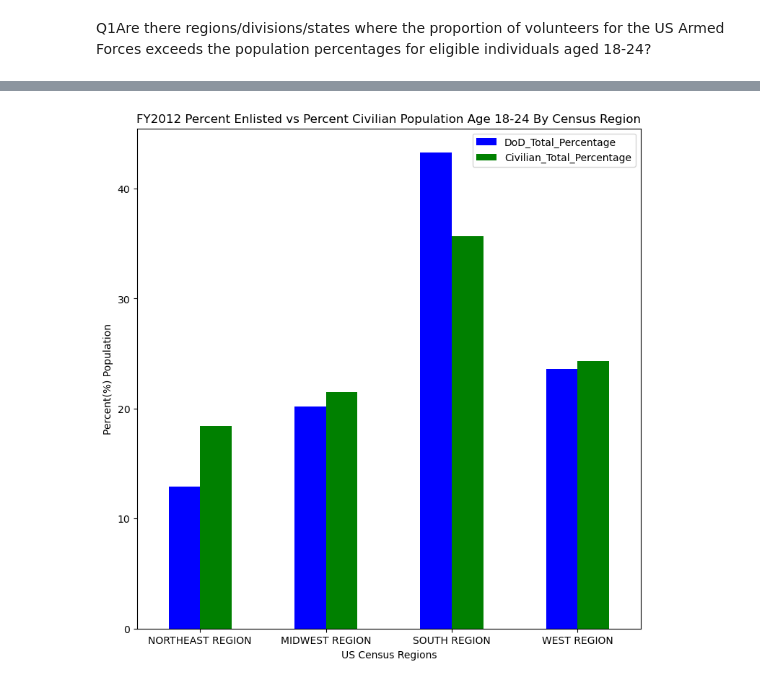
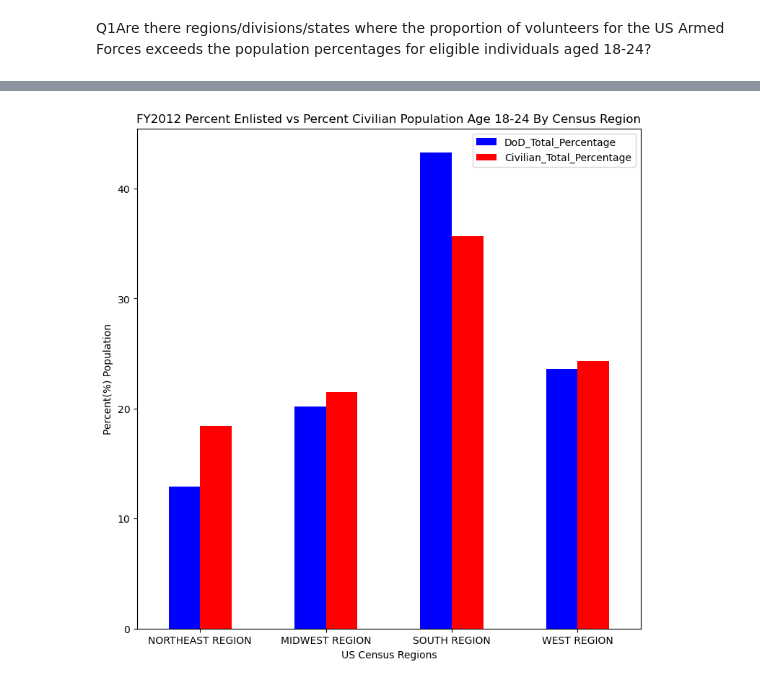
Before and after one commit to lightc4/lightch_capstone1, a Jupyter notebook: notebook/Accessions2010_20_gdppc.ipynb, the cells around one changed output, grey strips where cells are left out. Saved outputs shown, nothing was run; the diff lists cells and outputs as text; code cells hidden in the pictures.

```diff
--- a/notebook/Accessions2010_20_gdppc.ipynb
+++ b/notebook/Accessions2010_20_gdppc.ipynb
@@ -429,18 +406,18 @@ plt.show()
 # %%
 df_region_12 = df_region.loc[df_region['Year'] == 2012]
 # %%
-colors = ['blue', 'green']
+colors = ['blue', 'red']
 df_region_12 = pd.DataFrame(df_region_12, columns=['division', 'DoD_Total_Percentage', 'Civilian_Total_Percentage'])
 
 df_region_12.plot(x='division', y=['DoD_Total_Percentage', 'Civilian_Total_Percentage'], kind = 'bar', color = colors, figsize = (9,9))
 
 plt.xticks(rotation = 0)
 plt.xlabel('US Census Regions')
 plt.ylabel('Percent(%) Population')
 plt.title('FY2012 Percent Enlisted vs Percent Civilian Population Age 18-24 By Census Region')
 plt.show()
 # %% [output]
-[figure, old version]
+[figure, new version]
 # %%
 df_region_13 = df_region.loc[df_region['Year'] == 2013]
 # %%
```
Also changed, not shown: parts of 17 cells of this notebook, 3 other files.
